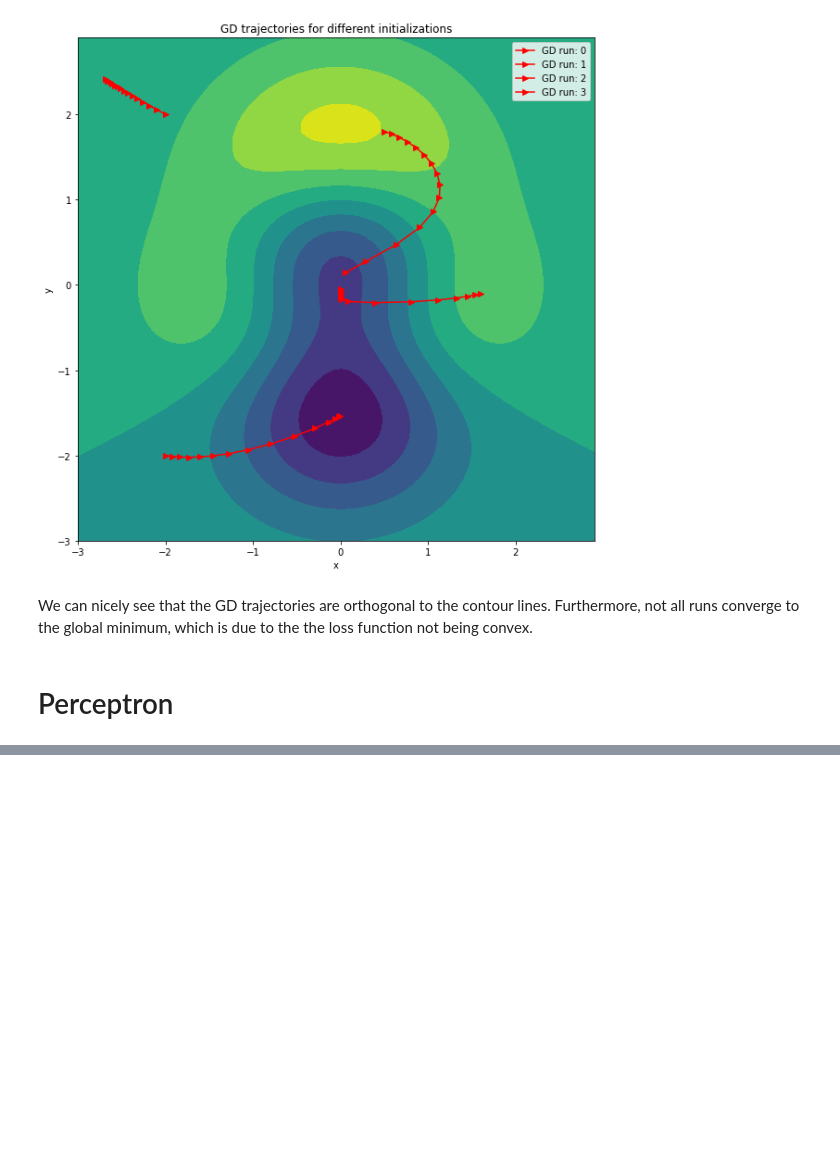
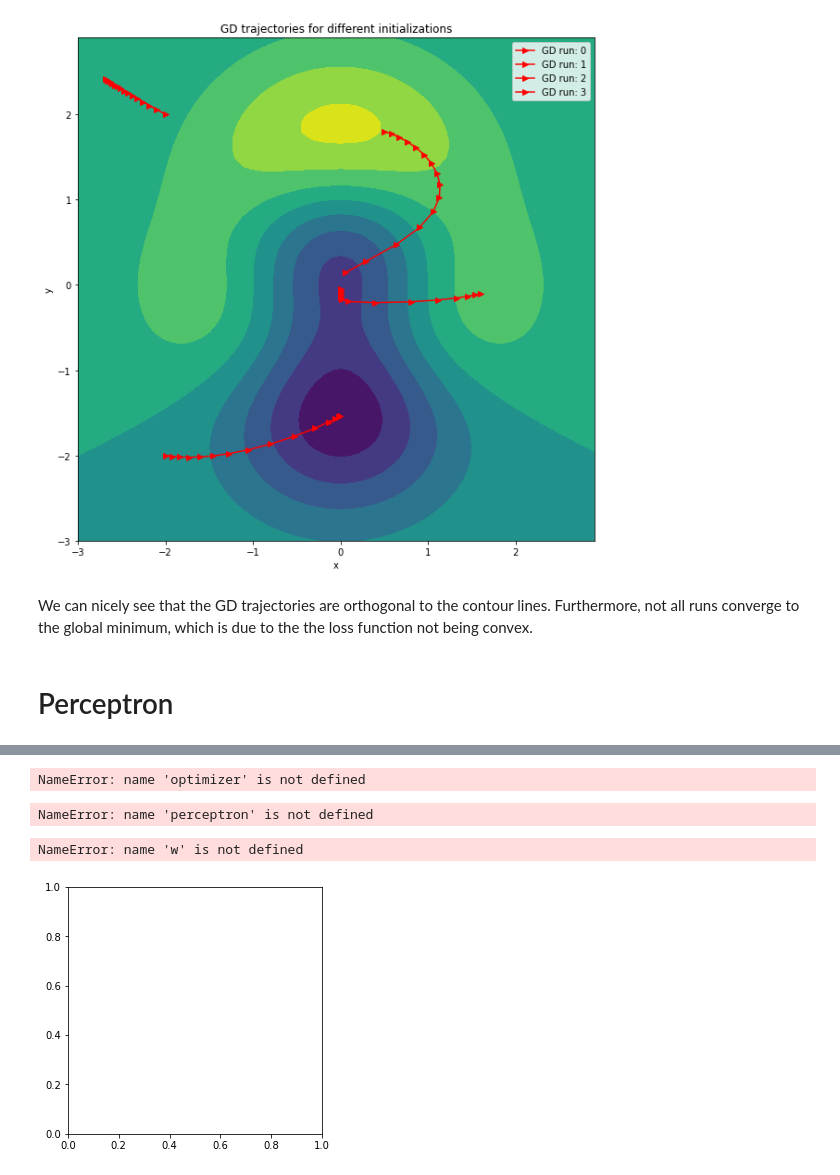
Before and after one commit to vbjan/autogradengine, a Jupyter notebook: demo.ipynb, the cells around one changed output, grey strips where cells are left out. Saved outputs shown, nothing was run; the diff lists cells and outputs as text; code cells hidden in the pictures; blank space fills up the shorter version.

```diff
--- a/demo.ipynb
+++ b/demo.ipynb
@@ -316,0 +291,47 @@ plt.plot(percep_loss_hist)
+# %%
+# Train the Perceptron
+epochs = 400
+loss_hist = []
+
+for epoch in range(epochs):
+    optimizer.zero_grad()
+    loss = perceptron.forward_dataset(dataset, mseloss)
+    loss.backward()
+    optimizer.step()
+
+    loss_hist.append(loss.value.item())
+    if epoch % 100 == 0:
+        print(f"epoch: {epoch} | loss:{loss.value.squeeze():.4f}")
+
+#plt.plot(loss_ev)
+#plt.show()
+plt.show()
+# %% [output]
+NameError: name 'optimizer' is not defined
+# %%
+w, b = perceptron.linear.weight.value.squeeze(), perceptron.linear.bias.value.squeeze()
+# %% [output]
+NameError: name 'perceptron' is not defined
+# %%
+fig = plt.figure()
+ax1 = fig.add_subplot(2, 2, 1)
+
+# plot learnt decision boundary
+x_range = np.arange(min(x_data[:,1]), max(x_data[:,0]))
+decision_boundary = -(w[0]/w[1])*x_range - b/w[1]
+ax1.scatter(x_data[:,0], x_data[:,1], c=y_data, s=20, cmap='jet')
+ax1.plot(decision_boundary, label='Decision boundary', color='g')
+plt.xlabel('x')
+plt.ylabel('y')
+plt.legend()
+
+# plot loss
+ax2 = fig.add_subplot(2, 2, 2)
+ax2.plot(loss_hist, label='MSE loss history')
+plt.legend()
+plt.xlabel('iterations')
+
+plt.show()
+# %% [output]
+NameError: name 'w' is not defined
+[figure, added]
```
Also changed, not shown: parts of 5 cells of this notebook, 3 other files.
